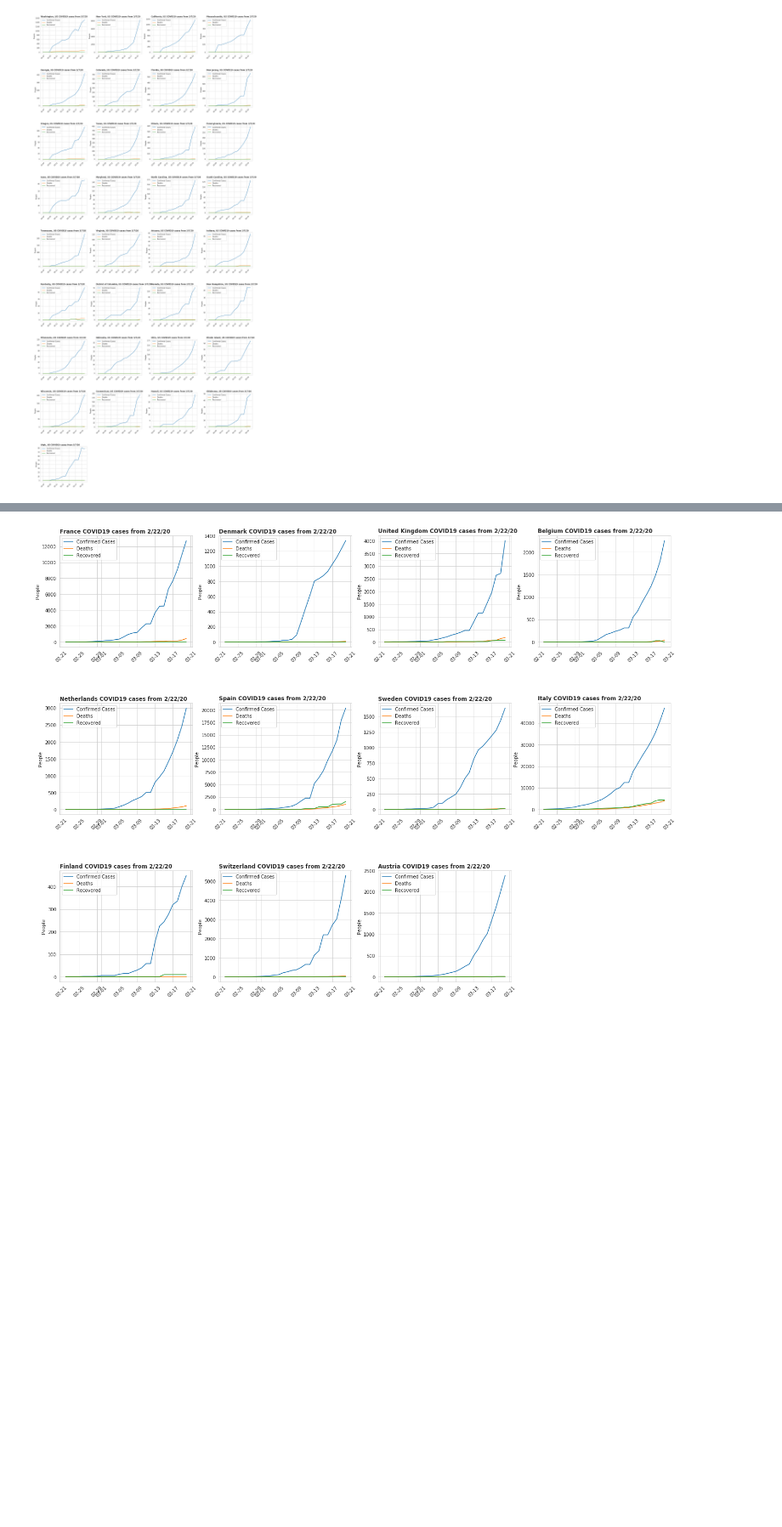
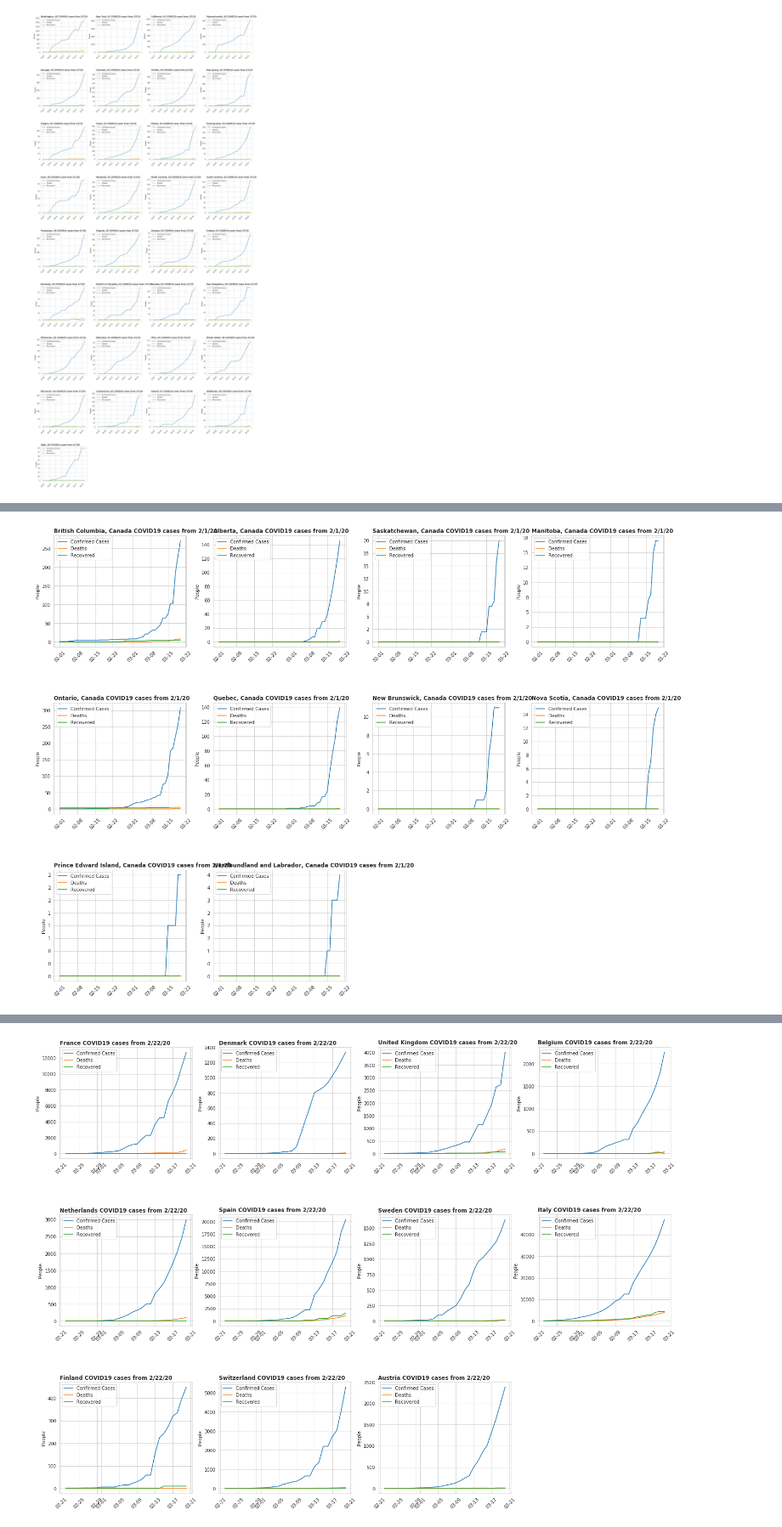
Before and after one commit to jflam/covid19, a Jupyter notebook: index.ipynb, the cells around one changed output, grey strips where cells are left out. Shown at 85% size. Saved outputs shown, nothing was run; the diff lists cells and outputs as text; code cells hidden in the pictures; blank space fills up the shorter version.

```diff
--- a/index.ipynb
+++ b/index.ipynb
@@ -29,0 +47,9 @@ plt.show()
+# %%
+provinces = ['British Columbia', 'Alberta', 'Saskatchewan', 'Manitoba', 'Ontario', 'Quebec', 'New Brunswick', 'Nova Scotia', 'Prince Edward Island', 'Newfoundland and Labrador']
+countries = ['Canada'] * len(provinces)
+start_dates = ['2/1/20'] * len(provinces)
+canada_df = pd.DataFrame({'state': provinces, 'country': countries, 'start_date': start_dates})
+generate_plots(canada_df, 4)
+plt.show()
+# %% [output]
+[figure, added]
```
Also changed, not shown: parts of 12 cells of this notebook.
